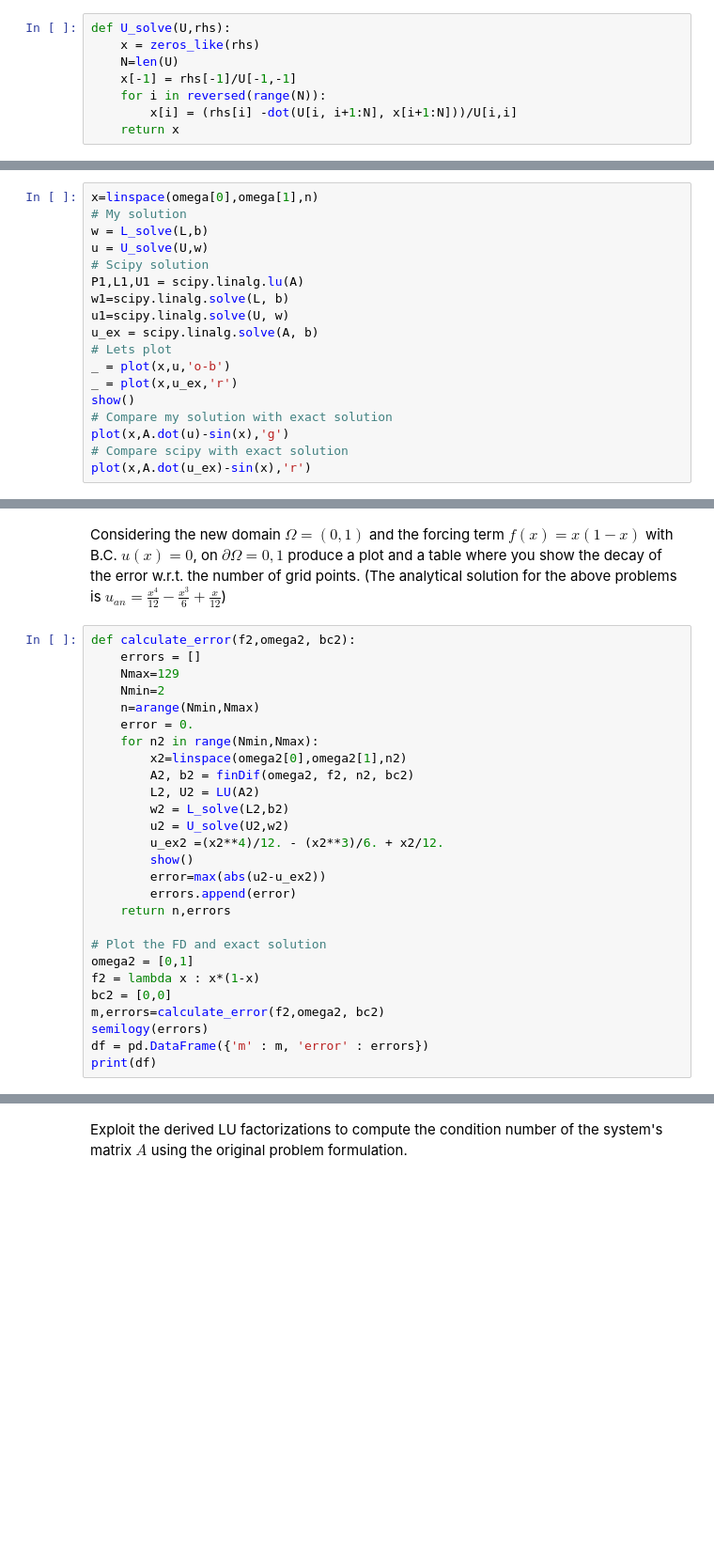
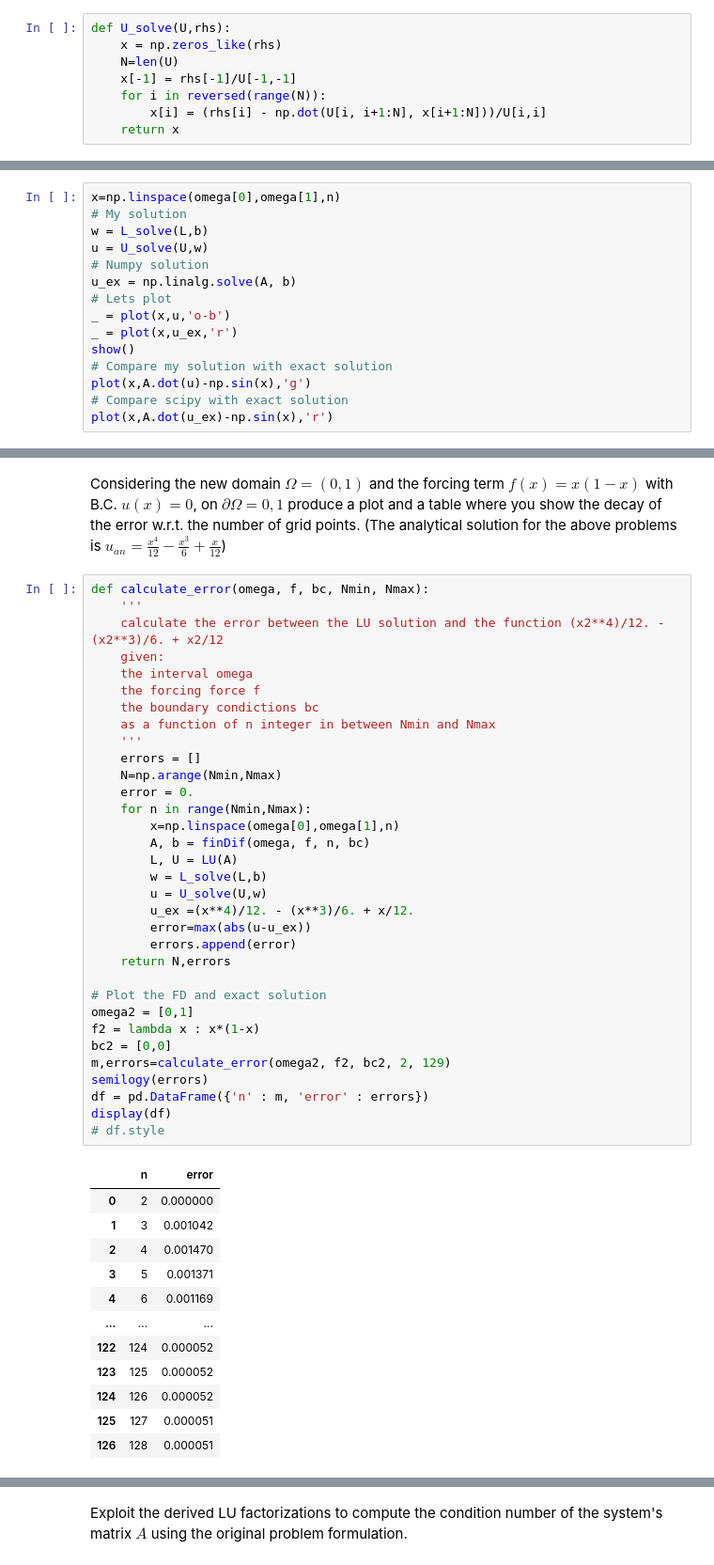
Before and after one commit to marco-celoria/numerical-analysis-2021-2022, a Jupyter notebook: FinalProject_2021_2022.ipynb, the cells around one changed output, grey strips where cells are left out. Shown: that part at 94% size. Drawn from its saved outputs; the diff is of its cells as text; blank space fills up the shorter version.

```diff
--- a/FinalProject_2021_2022.ipynb
+++ b/FinalProject_2021_2022.ipynb
@@ -97,32 +107,29 @@ def L_solve(L,rhs):
     return x
 # %%
 def U_solve(U,rhs):
-    x = zeros_like(rhs)
+    x = np.zeros_like(rhs)
     N=len(U)
     x[-1] = rhs[-1]/U[-1,-1]
     for i in reversed(range(N)):
-        x[i] = (rhs[i] -dot(U[i, i+1:N], x[i+1:N]))/U[i,i]
+        x[i] = (rhs[i] - np.dot(U[i, i+1:N], x[i+1:N]))/U[i,i]
     return x
 # %% [markdown]
 Solve the derived linear system using the implemented functions and plot the computed solution:
 # %%
-x=linspace(omega[0],omega[1],n)
+x=np.linspace(omega[0],omega[1],n)
 # My solution
 w = L_solve(L,b)
 u = U_solve(U,w)
-# Scipy solution
-P1,L1,U1 = scipy.linalg.lu(A)
-w1=scipy.linalg.solve(L, b)
-u1=scipy.linalg.solve(U, w)
-u_ex = scipy.linalg.solve(A, b)
+# Numpy solution
+u_ex = np.linalg.solve(A, b)
 # Lets plot
 _ = plot(x,u,'o-b')
 _ = plot(x,u_ex,'r')
 show()
 # Compare my solution with exact solution
-plot(x,A.dot(u)-sin(x),'g')
+plot(x,A.dot(u)-np.sin(x),'g')
 # Compare scipy with exact solution
-plot(x,A.dot(u_ex)-sin(x),'r')
+plot(x,A.dot(u_ex)-np.sin(x),'r')
 # %% [output]
 [figure]
 [<matplotlib.lines.Line2D at 0x...>]
@@ -131,30 +138,48 @@ plot(x,A.dot(u_ex)-sin(x),'r')
 Considering the new domain $\Omega = (0,1)$ and the forcing term $f(x) = x(1-x)$ with B.C. $u(x) = 0$, on $\partial \Omega = {0,1}$ produce a plot and a table where you show the decay of the error w.r.t. the number of grid points.
 (The analytical solution for the above problems is $u_{an} = \frac{x^4}{12} - \frac{x^3}{6} + \frac{x}{12}$)
 # %%
-def calculate_error(f2,omega2, bc2):
+def calculate_error(omega, f, bc, Nmin, Nmax):
+    '''
+    calculate the error between the LU solution and the function (x2**4)/12. - (x2**3)/6. + x2/12
+    given:
+    the interval omega
+    the forcing force f
+    the boundary condictions bc
+    as a function of n integer in between Nmin and Nmax
+    '''
     errors = []
-    Nmax=129
-    Nmin=2
-    n=arange(Nmin,Nmax)
+    N=np.arange(Nmin,Nmax)
     error = 0.
-    for n2 in range(Nmin,Nmax):
-        x2=linspace(omega2[0],omega2[1],n2)
-        A2, b2 = finDif(omega2, f2, n2, bc2)
-        L2, U2 = LU(A2)
-        w2 = L_solve(L2,b2)
-        u2 = U_solve(U2,w2)
-        u_ex2 =(x2**4)/12. - (x2**3)/6. + x2/12.
-        show()
-        error=max(abs(u2-u_ex2))
+    for n in range(Nmin,Nmax):
+        x=np.linspace(omega[0],omega[1],n)
+        A, b = finDif(omega, f, n, bc)
+        L, U = LU(A)
+        w = L_solve(L,b)
+        u = U_solve(U,w)
+        u_ex =(x**4)/12. - (x**3)/6. + x/12.
+        error=max(abs(u-u_ex))
         errors.append(error)
-    return n,errors
+    return N,errors
 
 # Plot the FD and exact solution
 omega2 = [0,1]
 f2 = lambda x : x*(1-x)
 bc2 = [0,0]
-m,errors=calculate_error(f2,omega2, bc2)
+m,errors=calculate_error(omega2, f2, bc2, 2, 129)
 semilogy(errors)
-df = pd.DataFrame({'m' : m, 'error' : errors})
-print(df)
+df = pd.DataFrame({'n' : m, 'error' : errors})
+display(df)
+# df.style
 # %% [output]
+|  | n | error |
+| 0 | 2 | 0.000000 |
+| 1 | 3 | 0.001042 |
+| 2 | 4 | 0.001470 |
+| 3 | 5 | 0.001371 |
+| 4 | 6 | 0.001169 |
+| ... | ... | ... |
+| 122 | 124 | 0.000052 |
+| 123 | 125 | 0.000052 |
+| 124 | 126 | 0.000052 |
+| 125 | 127 | 0.000051 |
+| 126 | 128 | 0.000051 |
```
Also changed, not shown: parts of 13 cells of this notebook.
